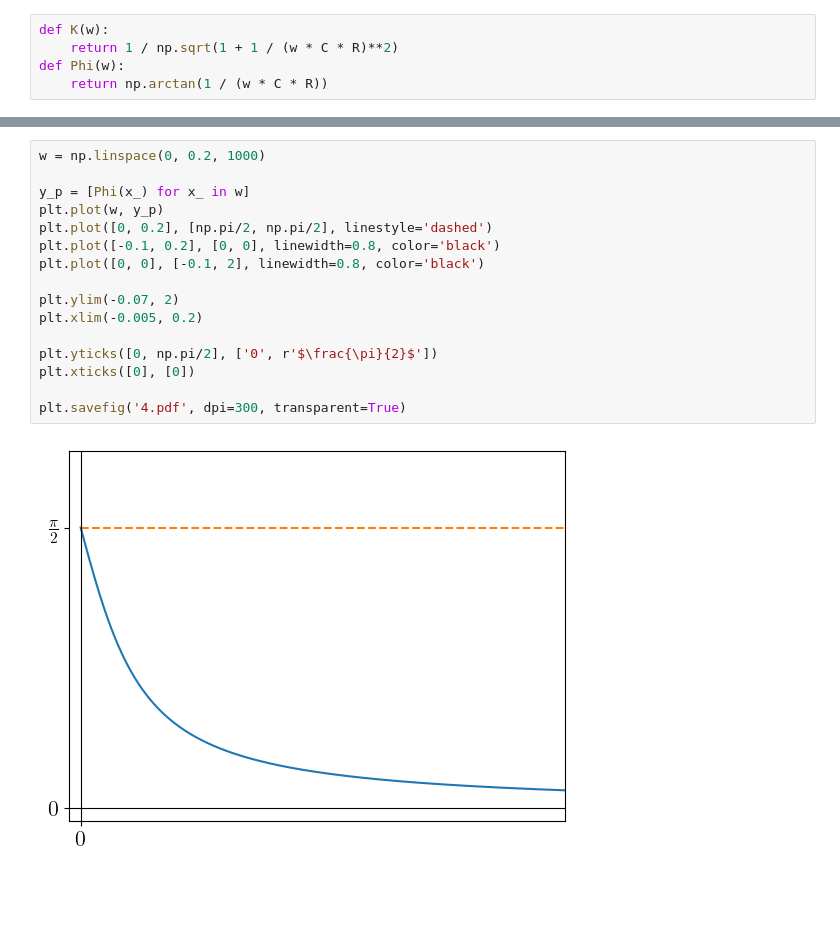
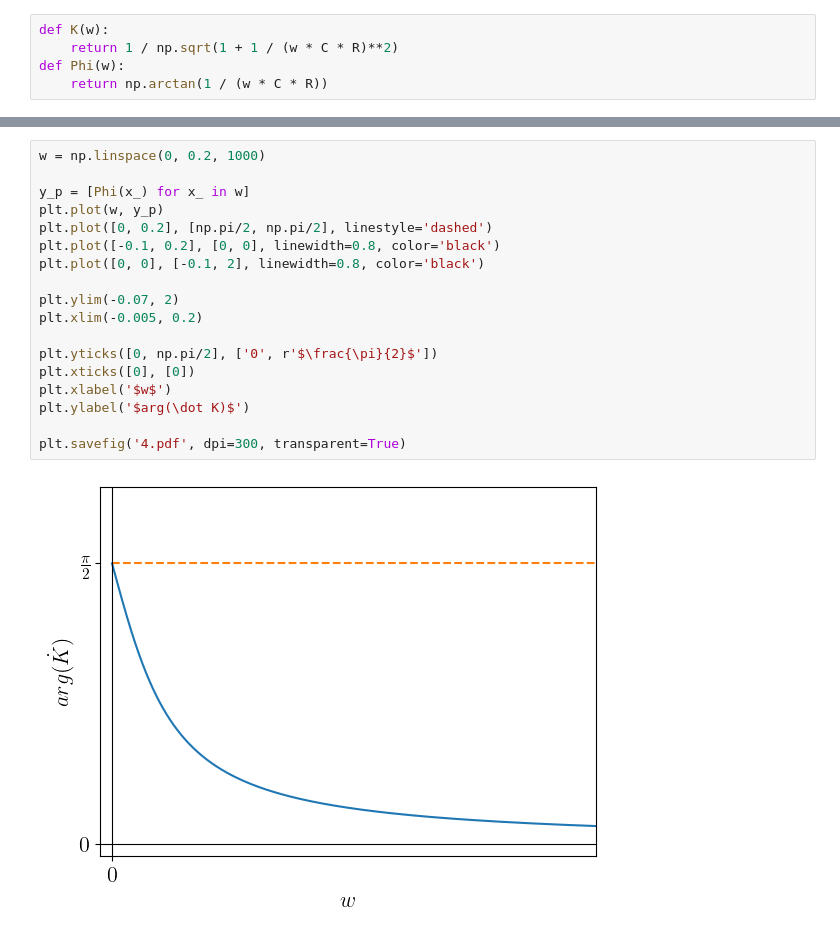
Before and after one commit to SerKin0/IBTC-physics-2k3s-latex-dif_int_signal, a Jupyter notebook: graph/charts/main.ipynb, the cells around one changed output, grey strips where cells are left out. Cells and saved outputs as stored; diff of their text form; blank space fills up the shorter version.

```diff
--- a/graph/charts/main.ipynb
+++ b/graph/charts/main.ipynb
@@ -93,18 +99,20 @@ plt.savefig('3.pdf', dpi=300, transparent=True)
 # %%
 w = np.linspace(0, 0.2, 1000)
 
 y_p = [Phi(x_) for x_ in w]
 plt.plot(w, y_p)
 plt.plot([0, 0.2], [np.pi/2, np.pi/2], linestyle='dashed')
 plt.plot([-0.1, 0.2], [0, 0], linewidth=0.8, color='black')
 plt.plot([0, 0], [-0.1, 2], linewidth=0.8, color='black')
 
 plt.ylim(-0.07, 2)
 plt.xlim(-0.005, 0.2)
 
 plt.yticks([0, np.pi/2], ['0', r'$\frac{\pi}{2}$'])
 plt.xticks([0], [0])
+plt.xlabel('$w$')
+plt.ylabel('$arg(\dot K)$')
 
 plt.savefig('4.pdf', dpi=300, transparent=True)
 # %% [output]
-[figure, old version]
+[figure, new version]
```
Also changed, not shown: parts of 3 cells of this notebook, 6 other files.
